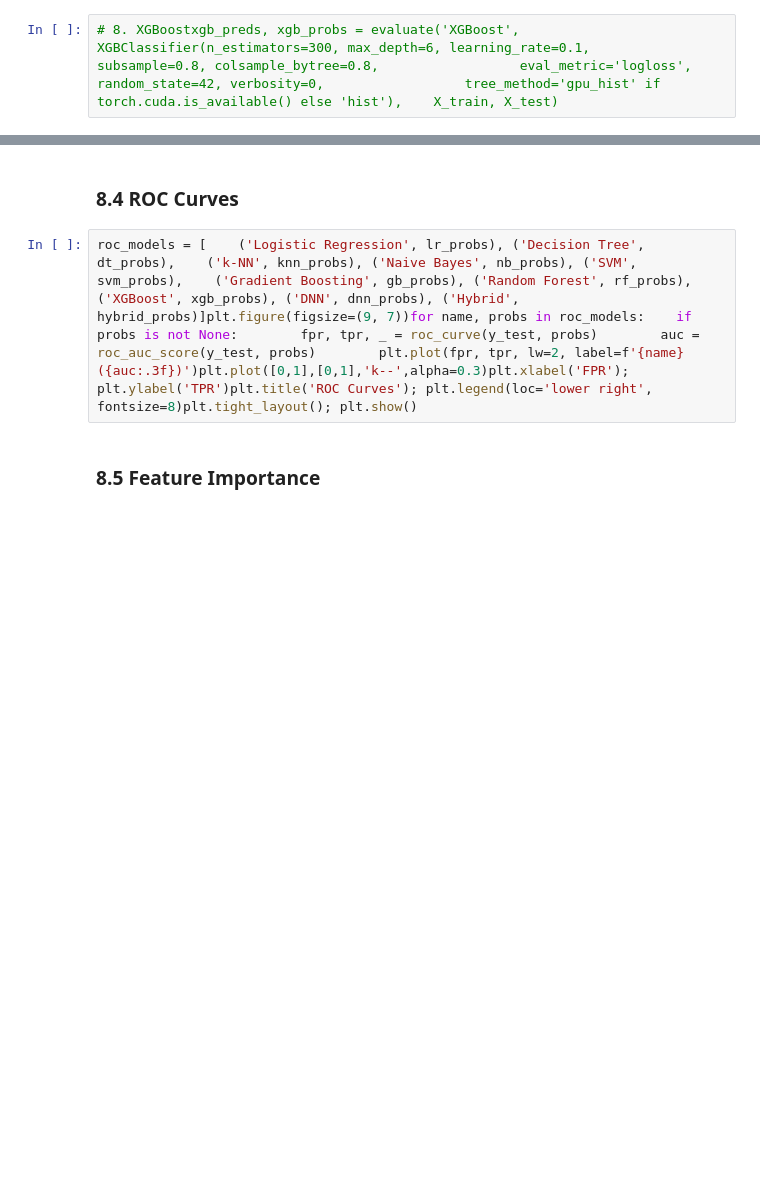
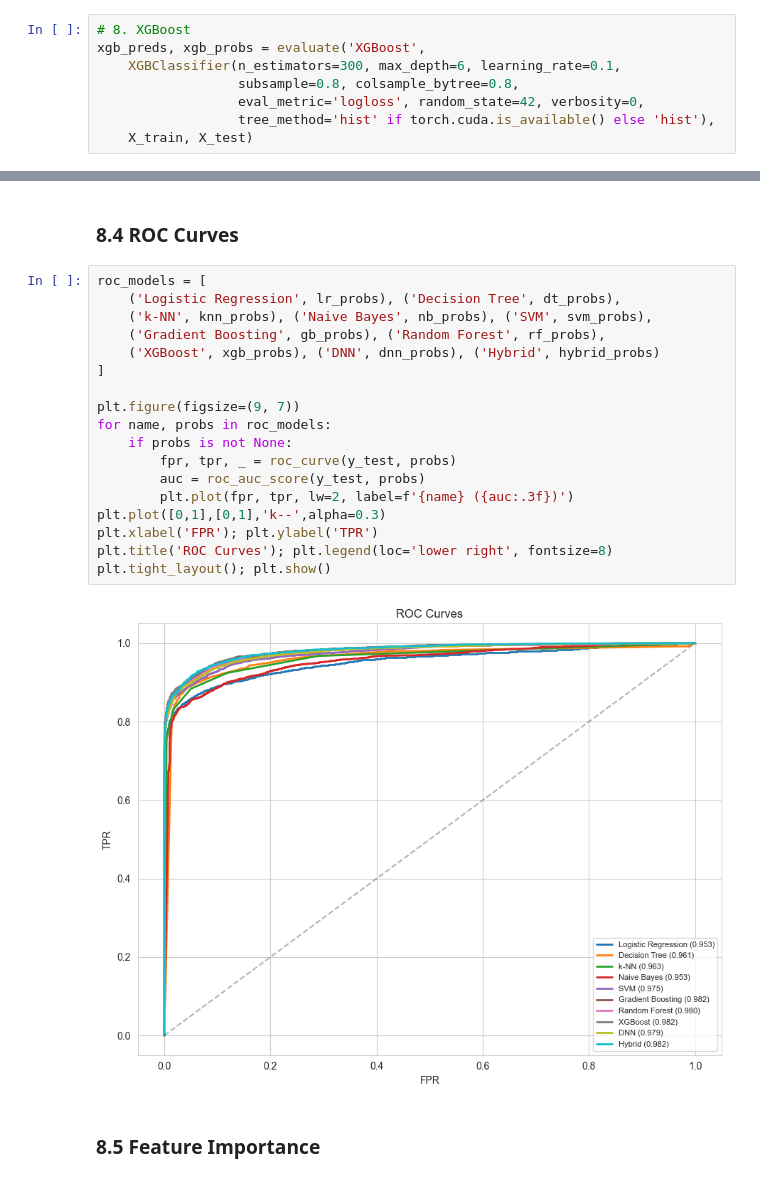
Before and after one commit to BR1WA/energy-forecast-platform, a Jupyter notebook: notebooks/fair_comparison.ipynb, the cells around one changed output, grey strips where cells are left out. Saved outputs shown, nothing was run; the diff lists cells and outputs as text; blank space fills up the shorter version.

```diff
--- a/notebooks/fair_comparison.ipynb
+++ b/notebooks/fair_comparison.ipynb
@@ -45,2 +267,8 @@ results = []def evaluate(name, clf, X_tr, X_te, needs_proba=True):    t0 = time.
 # %%
-# 8. XGBoostxgb_preds, xgb_probs = evaluate('XGBoost',    XGBClassifier(n_estimators=300, max_depth=6, learning_rate=0.1,                  subsample=0.8, colsample_bytree=0.8,                  eval_metric='logloss', random_state=42, verbosity=0,                  tree_method='gpu_hist' if torch.cuda.is_available() else 'hist'),    X_train, X_test)
+# 8. XGBoost
+xgb_preds, xgb_probs = evaluate('XGBoost',
+    XGBClassifier(n_estimators=300, max_depth=6, learning_rate=0.1,
+                  subsample=0.8, colsample_bytree=0.8,
+                  eval_metric='logloss', random_state=42, verbosity=0,
+                  tree_method='hist' if torch.cuda.is_available() else 'hist'),
+    X_train, X_test)
@@ -69,7 +517,25 @@ all_models = [    ('Logistic Regression', lr_preds), ('Decision Tree', dt_preds)
 # %% [markdown]
 ### 8.4 ROC Curves
 # %%
-roc_models = [    ('Logistic Regression', lr_probs), ('Decision Tree', dt_probs),    ('k-NN', knn_probs), ('Naive Bayes', nb_probs), ('SVM', svm_probs),    ('Gradient Boosting', gb_probs), ('Random Forest', rf_probs),    ('XGBoost', xgb_probs), ('DNN', dnn_probs), ('Hybrid', hybrid_probs)]plt.figure(figsize=(9, 7))for name, probs in roc_models:    if probs is not None:        fpr, tpr, _ = roc_curve(y_test, probs)        auc = roc_auc_score(y_test, probs)        plt.plot(fpr, tpr, lw=2, label=f'{name} ({auc:.3f})')plt.plot([0,1],[0,1],'k--',alpha=0.3)plt.xlabel('FPR'); plt.ylabel('TPR')plt.title('ROC Curves'); plt.legend(loc='lower right', fontsize=8)plt.tight_layout(); plt.show()
+roc_models = [
+    ('Logistic Regression', lr_probs), ('Decision Tree', dt_probs),
+    ('k-NN', knn_probs), ('Naive Bayes', nb_probs), ('SVM', svm_probs),
+    ('Gradient Boosting', gb_probs), ('Random Forest', rf_probs),
+    ('XGBoost', xgb_probs), ('DNN', dnn_probs), ('Hybrid', hybrid_probs)
+]
+
+plt.figure(figsize=(9, 7))
+for name, probs in roc_models:
+    if probs is not None:
+        fpr, tpr, _ = roc_curve(y_test, probs)
+        auc = roc_auc_score(y_test, probs)
+        plt.plot(fpr, tpr, lw=2, label=f'{name} ({auc:.3f})')
+plt.plot([0,1],[0,1],'k--',alpha=0.3)
+plt.xlabel('FPR'); plt.ylabel('TPR')
+plt.title('ROC Curves'); plt.legend(loc='lower right', fontsize=8)
+plt.tight_layout(); plt.show()
+# %% [output]
+[figure, added]
 # %% [markdown]
 ### 8.5 Feature Importance
 # %%
```
Also changed, not shown: parts of 22 cells of this notebook, 30 other files.
